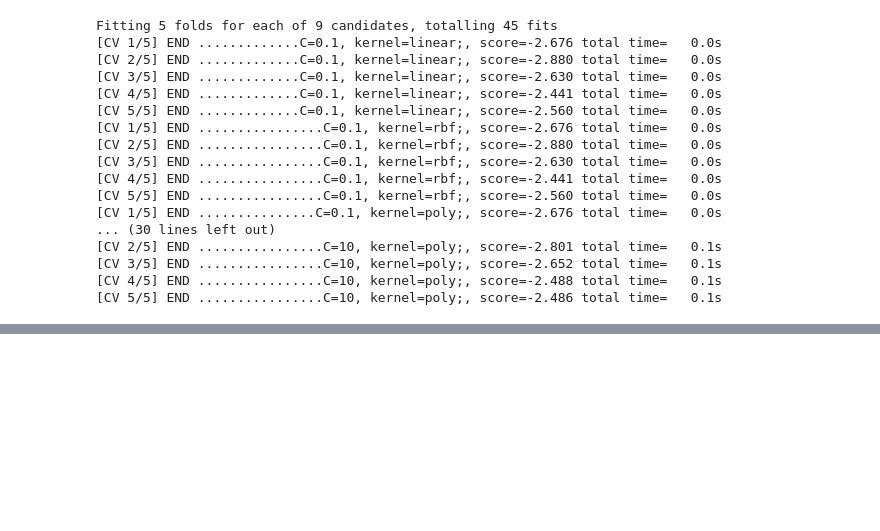
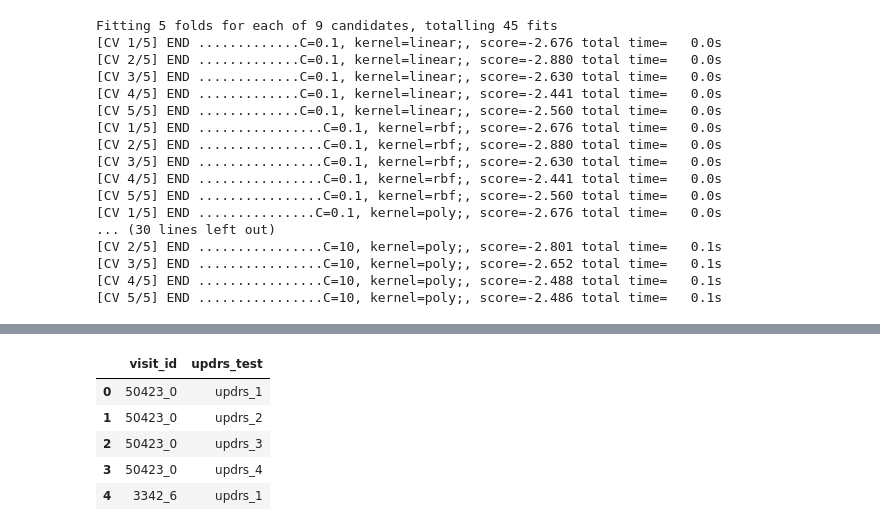
Before and after one commit to mt98/Datascience, a Jupyter notebook: Second_capstone/Capstone_two_4-Modeling.ipynb, the cells around one changed output, grey strips where cells are left out. Saved outputs shown, nothing was run; the diff lists cells and outputs as text; code cells hidden in the pictures; blank space fills up the shorter version.

```diff
--- a/Second_capstone/Capstone_two_4-Modeling.ipynb
+++ b/Second_capstone/Capstone_two_4-Modeling.ipynb
@@ -579,0 +430,9 @@ The RMSE for light gbm is much smaller than SVM and light gbm should be the mode
+# %%
+y_test.head()
+# %% [output]
+|  | visit_id | updrs_test |
+| 0 | 50423_0 | updrs_1 |
+| 1 | 50423_0 | updrs_2 |
+| 2 | 50423_0 | updrs_3 |
+| 3 | 50423_0 | updrs_4 |
+| 4 | 3342_6 | updrs_1 |
```
Also changed, not shown: parts of 54 cells of this notebook, 3 other files.
